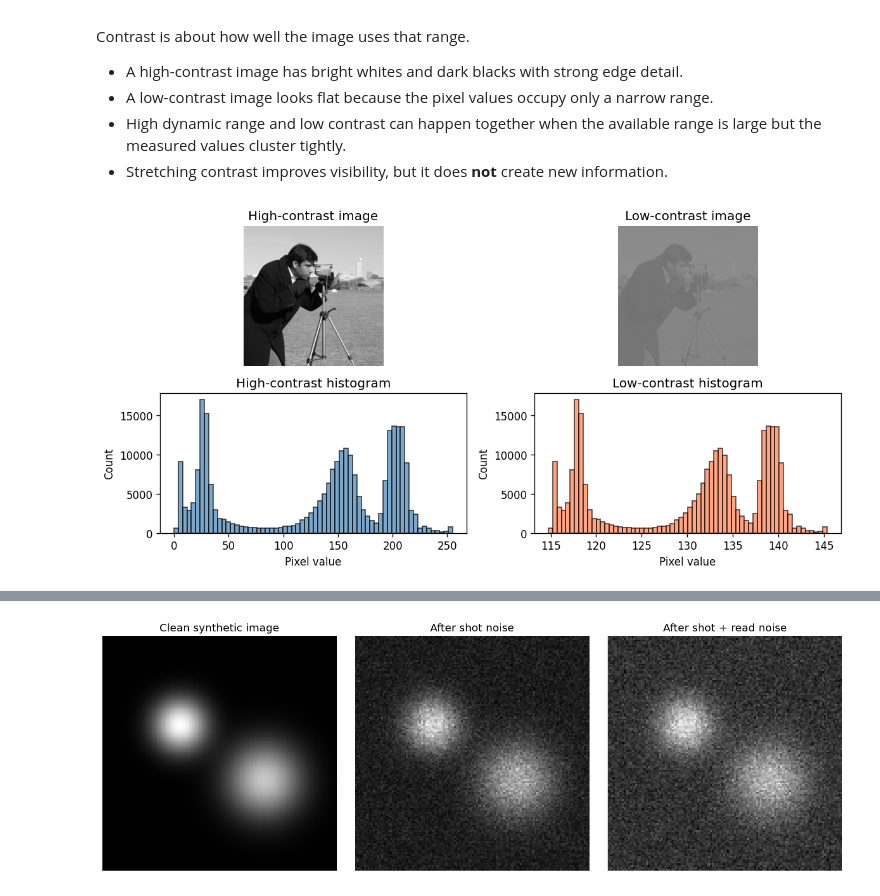
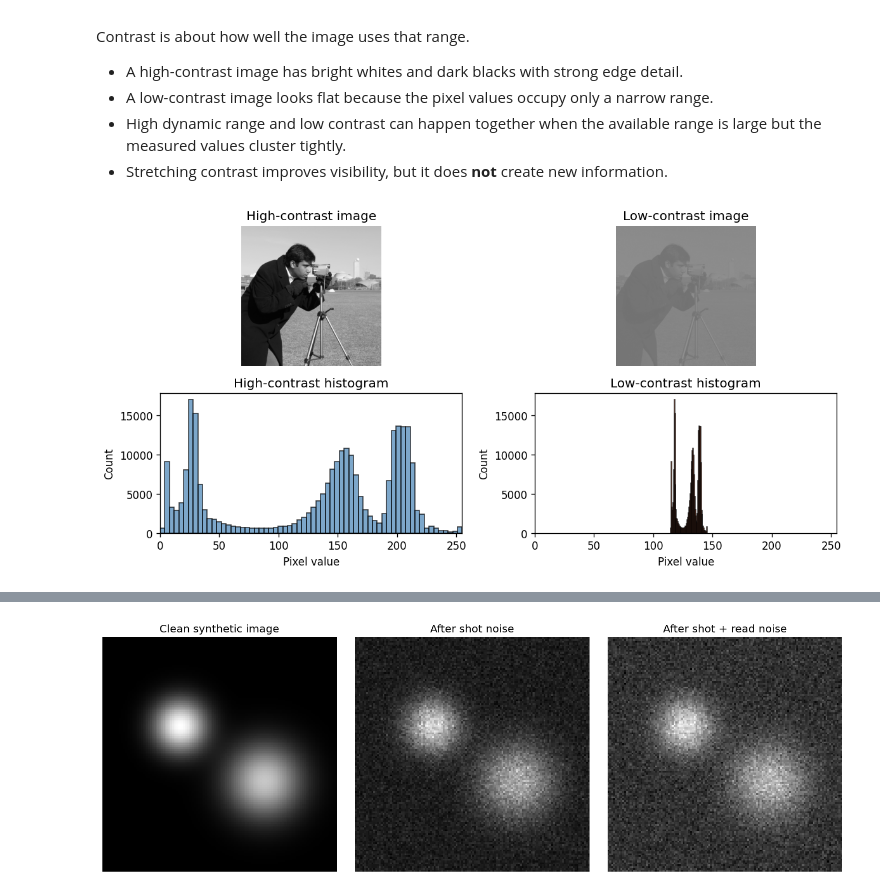
Before and after one commit to dgodovich/MOL518-Intro-to-Data-Analysis, a Jupyter notebook: Lecture_32/BPY518_Lecture32.ipynb, the cells around one changed output, grey strips where cells are left out. Drawn from its saved outputs; the diff is of its cells as text; code cells hidden in the pictures.

Commit message:
Fix histogram x-axis limits in Lecture 32 contrast example
- Set both high-contrast and low-contrast histograms to same xlim(0, 255)
- Makes the squeezed pixel value range more visually obvious
- Better pedagogical comparison between the two histograms

```diff
--- a/Lecture_32/BPY518_Lecture32.ipynb
+++ b/Lecture_32/BPY518_Lecture32.ipynb
@@ -84,34 +84,36 @@ high_contrast = data.camera().astype(float) / 255.0
 # (simulates an image with poor lighting or detector sensitivity)
 low_contrast = 0.45 + 0.12 * high_contrast
 
 fig, axes = plt.subplots(2, 2, figsize=(10, 5))
 
 # Top left: high contrast (original)
 axes[0, 0].imshow(high_contrast, vmin=0, vmax=1)
 axes[0, 0].set_title('High-contrast image')
 axes[0, 0].axis('off')
 
 # Top right: low contrast
 axes[0, 1].imshow(low_contrast, vmin=0, vmax=1)
 axes[0, 1].set_title('Low-contrast image')
 axes[0, 1].axis('off')
 
 # Bottom left: histogram of high contrast
 axes[1, 0].hist((255 * high_contrast).ravel(), bins=64, color='steelblue', alpha=0.7, edgecolor='black')
 axes[1, 0].set_title('High-contrast histogram')
 axes[1, 0].set_xlabel('Pixel value')
 axes[1, 0].set_ylabel('Count')
+axes[1, 0].set_xlim(0, 255)
 
 # Bottom right: histogram of low contrast
 axes[1, 1].hist((255 * low_contrast).ravel(), bins=64, color='coral', alpha=0.7, edgecolor='black')
 axes[1, 1].set_title('Low-contrast histogram')
 axes[1, 1].set_xlabel('Pixel value')
 axes[1, 1].set_ylabel('Count')
+axes[1, 1].set_xlim(0, 255)
 
 plt.tight_layout()
 plt.show()
 # %% [output]
-[figure, old version]
+[figure, new version]
 # %% [markdown]
 
 ## Noisy Images
```
